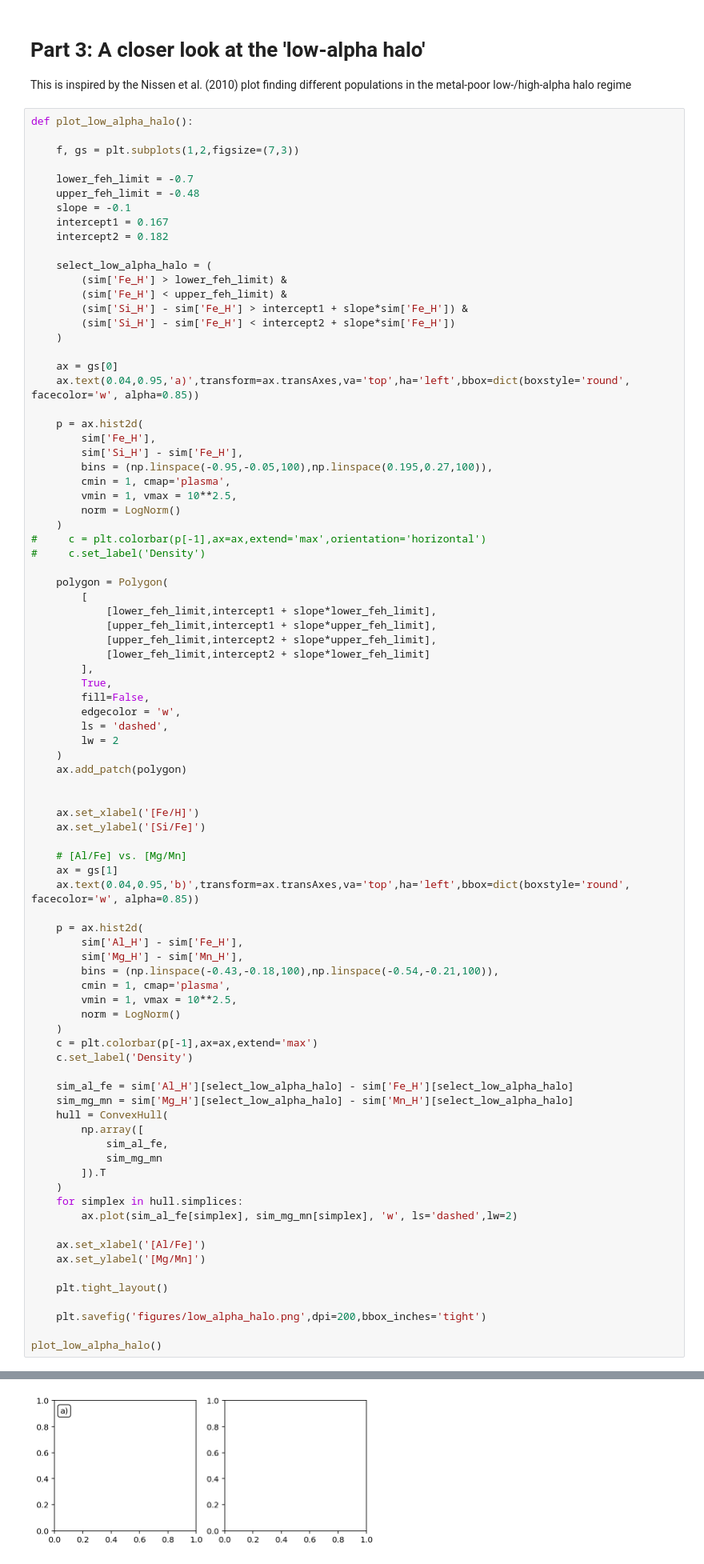
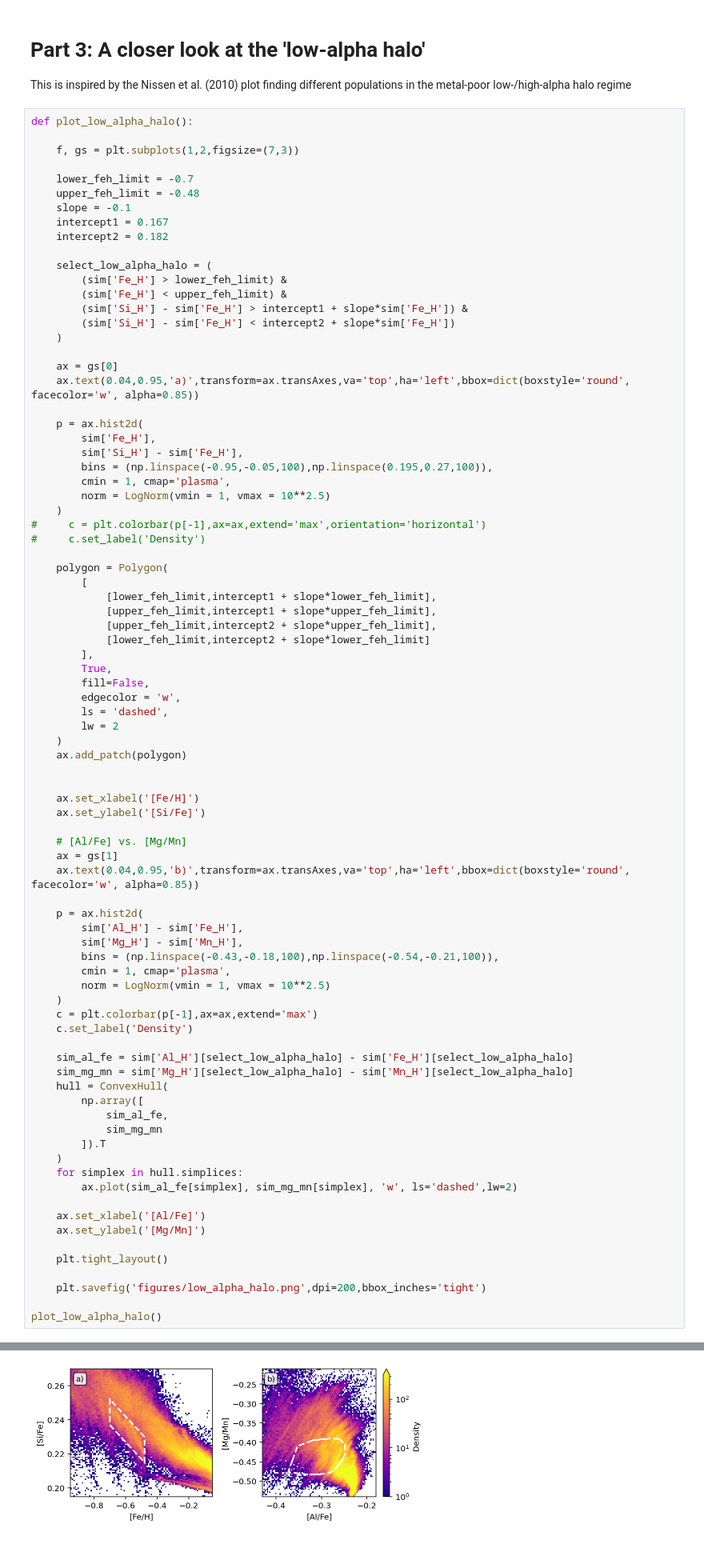
Before and after one commit to svenbuder/Accretion_Clues_ObsSim, a Jupyter notebook: mijnarends_2022_accretion_clues_simulation.ipynb, the cells around one changed output, grey strips where cells are left out. Shown at 80% size. Cells and saved outputs as stored; diff of their text form.

```diff
--- a/mijnarends_2022_accretion_clues_simulation.ipynb
+++ b/mijnarends_2022_accretion_clues_simulation.ipynb
@@ -241,8 +232,7 @@ def plot_low_alpha_halo():
         sim['Si_H'] - sim['Fe_H'],
         bins = (np.linspace(-0.95,-0.05,100),np.linspace(0.195,0.27,100)),
         cmin = 1, cmap='plasma',
-        vmin = 1, vmax = 10**2.5,
-        norm = LogNorm()
+        norm = LogNorm(vmin = 1, vmax = 10**2.5)
     )
 #     c = plt.colorbar(p[-1],ax=ax,extend='max',orientation='horizontal')
 #     c.set_label('Density')
@@ -275,8 +265,7 @@ def plot_low_alpha_halo():
         sim['Mg_H'] - sim['Mn_H'],
         bins = (np.linspace(-0.43,-0.18,100),np.linspace(-0.54,-0.21,100)),
         cmin = 1, cmap='plasma',
-        vmin = 1, vmax = 10**2.5,
-        norm = LogNorm()
+        norm = LogNorm(vmin = 1, vmax = 10**2.5)
     )
     c = plt.colorbar(p[-1],ax=ax,extend='max')
     c.set_label('Density')
@@ -305,4 +293,4 @@ ValueError: Passing parameters norm and vmin/vmax simultaneously is not supporte
-[figure, old version]
+[figure, new version]
 # %% [markdown]
 ## [Mg/Mn] over [Alpha/Fe] (sim vs obs)
 # %%
```
Also changed, not shown: parts of 11 cells of this notebook.
